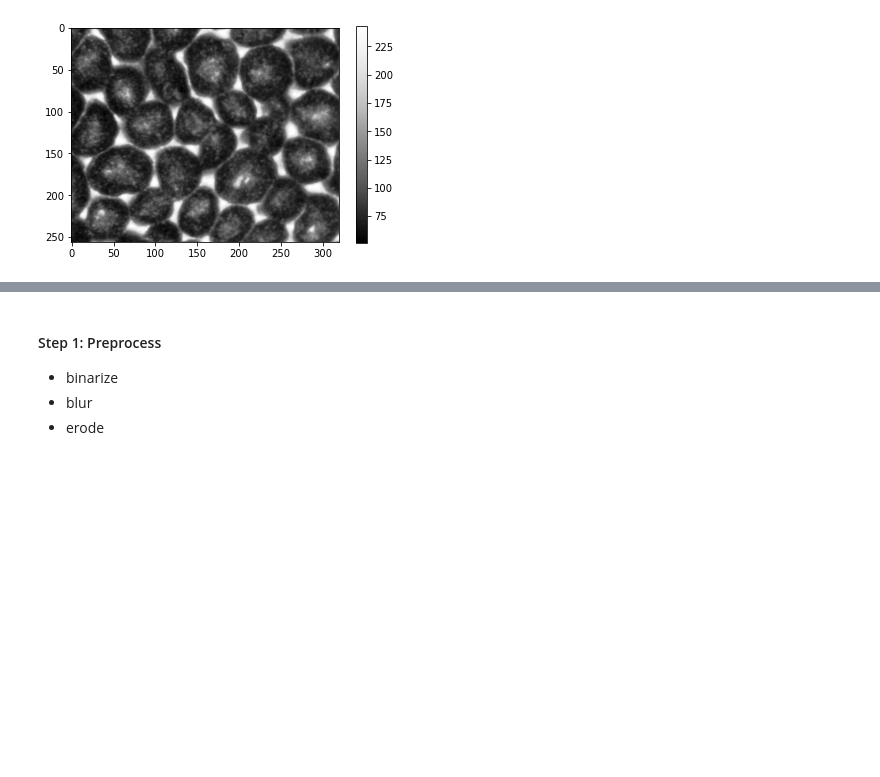
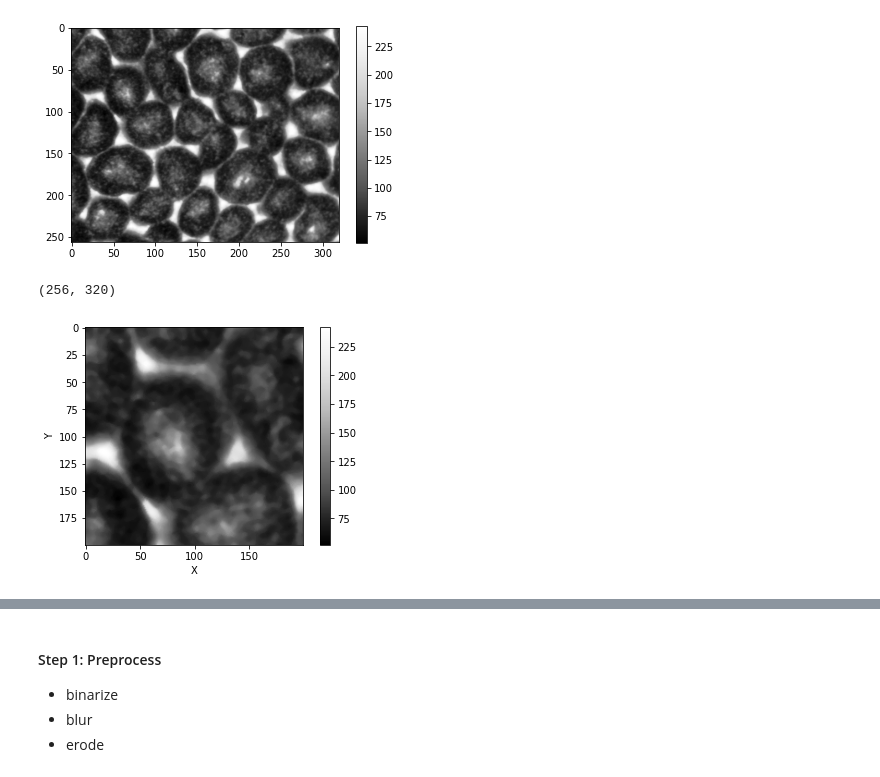
Before and after one commit to johnmays/convection-cell-research, a Jupyter notebook: image_processing/watershed.ipynb, the cells around one changed output, grey strips where cells are left out. Drawn from its saved outputs; the diff is of its cells as text; code cells hidden in the pictures; blank space fills up the shorter version.

```diff
--- a/image_processing/watershed.ipynb
+++ b/image_processing/watershed.ipynb
@@ -36,3 +39,17 @@ plt.imshow(frame1_cropped, cmap='Greys_r')
 plt.colorbar();
 # %% [output]
 [figure]
+# %%
+np.shape(frame1_cropped)
+# %% [output]
+(256, 320)
+# %%
+frame1_upclose = frame1[50:250,50:250,0]
+frame1_upclose = cv.medianBlur(frame1_upclose, 5)
+# %%
+plt.imshow(frame1_upclose, cmap='Greys_r')
+plt.xlabel('X')
+plt.ylabel('Y')
+plt.colorbar();
+# %% [output]
+[figure, added]
```
Also changed, not shown: parts of 11 cells of this notebook.
